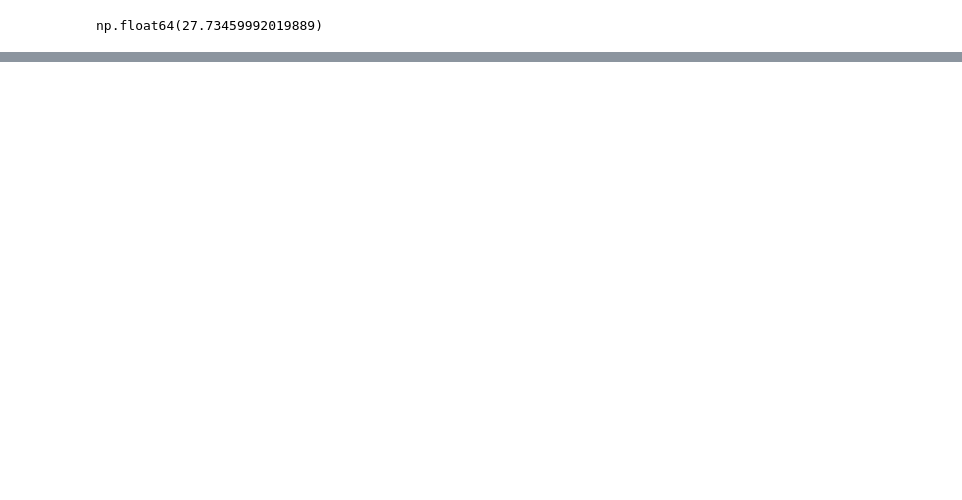
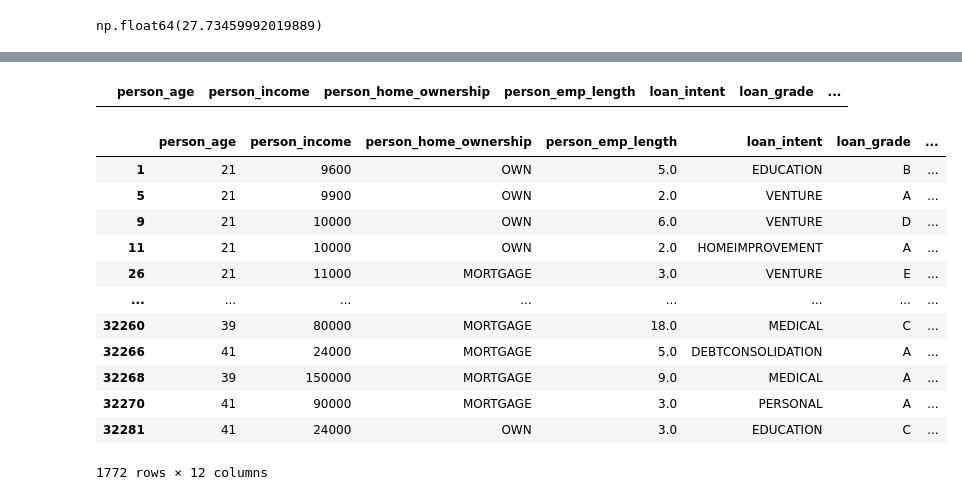
Before and after one commit to Limaniteroi/DataScience, a Jupyter notebook: Credit Risk Analysis - Week 3/CRA.ipynb, the cells around one changed output, grey strips where cells are left out. Saved outputs shown, nothing was run; the diff lists cells and outputs as text; code cells hidden in the pictures; blank space fills up the shorter version.

```diff
--- a/Credit Risk Analysis - Week 3/CRA.ipynb
+++ b/Credit Risk Analysis - Week 3/CRA.ipynb
@@ -63,0 +134,3 @@ base_credit.isnull()
+# %%
+base_credit['person_emp_length'].fillna(base_credit['person_emp_length'].mean(),inplace=True)
+base_credit['loan_int_rate'].fillna(base_credit['loan_int_rate'].mean(),inplace=True)
@@ -63,0 +150,20 @@ base_credit.isnull()
+# %%
+base_credit.loc[pd.isnull(base_credit['person_emp_length'])]
+# %% [output]
+|  | person_age | person_income | person_home_ownership | person_emp_length | loan_intent | loan_grade | ... |
+# %%
+base_credit.loc[base_credit['person_age'].isin([21,39,41])]
+# %% [output]
+|  | person_age | person_income | person_home_ownership | person_emp_length | loan_intent | loan_grade | ... |
+| 1 | 21 | 9600 | OWN | 5.0 | EDUCATION | B | ... |
+| 5 | 21 | 9900 | OWN | 2.0 | VENTURE | A | ... |
+| 9 | 21 | 10000 | OWN | 6.0 | VENTURE | D | ... |
+| 11 | 21 | 10000 | OWN | 2.0 | HOMEIMPROVEMENT | A | ... |
+| 26 | 21 | 11000 | MORTGAGE | 3.0 | VENTURE | E | ... |
+| ... | ... | ... | ... | ... | ... | ... | ... |
+| 32260 | 39 | 80000 | MORTGAGE | 18.0 | MEDICAL | C | ... |
+| 32266 | 41 | 24000 | MORTGAGE | 5.0 | DEBTCONSOLIDATION | A | ... |
+| 32268 | 39 | 150000 | MORTGAGE | 9.0 | MEDICAL | A | ... |
+| 32270 | 41 | 90000 | MORTGAGE | 3.0 | PERSONAL | A | ... |
+| 32281 | 41 | 24000 | OWN | 3.0 | EDUCATION | C | ... |
+1772 rows × 12 columns
```
Also changed, not shown: parts of 20 cells of this notebook.
